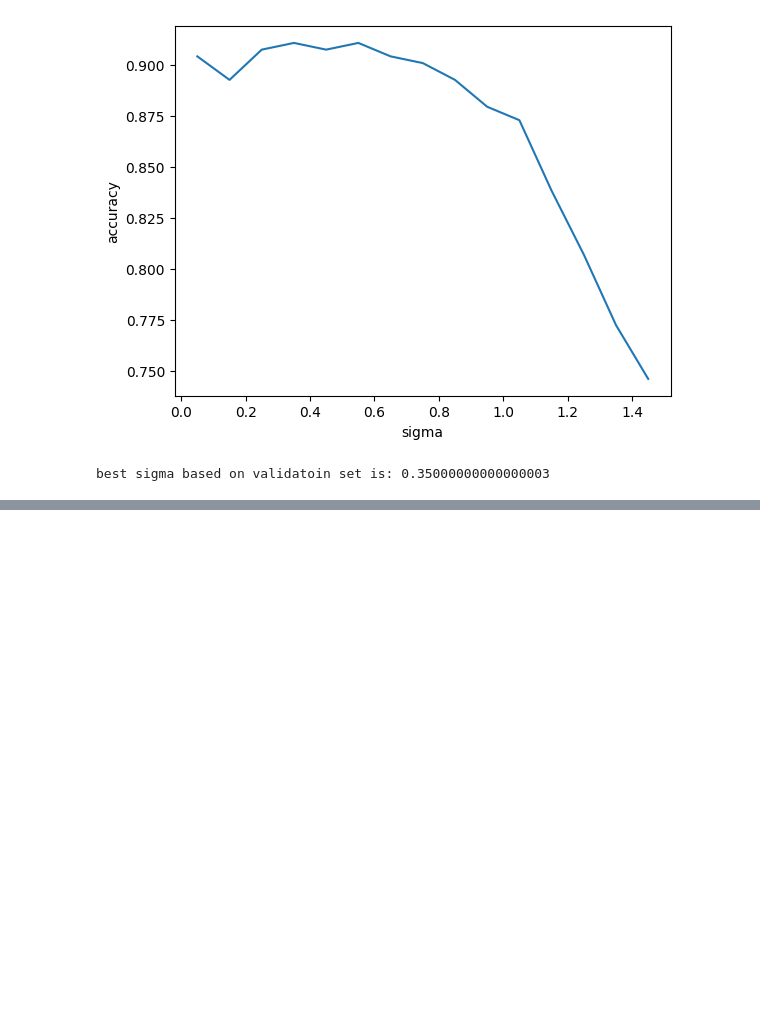
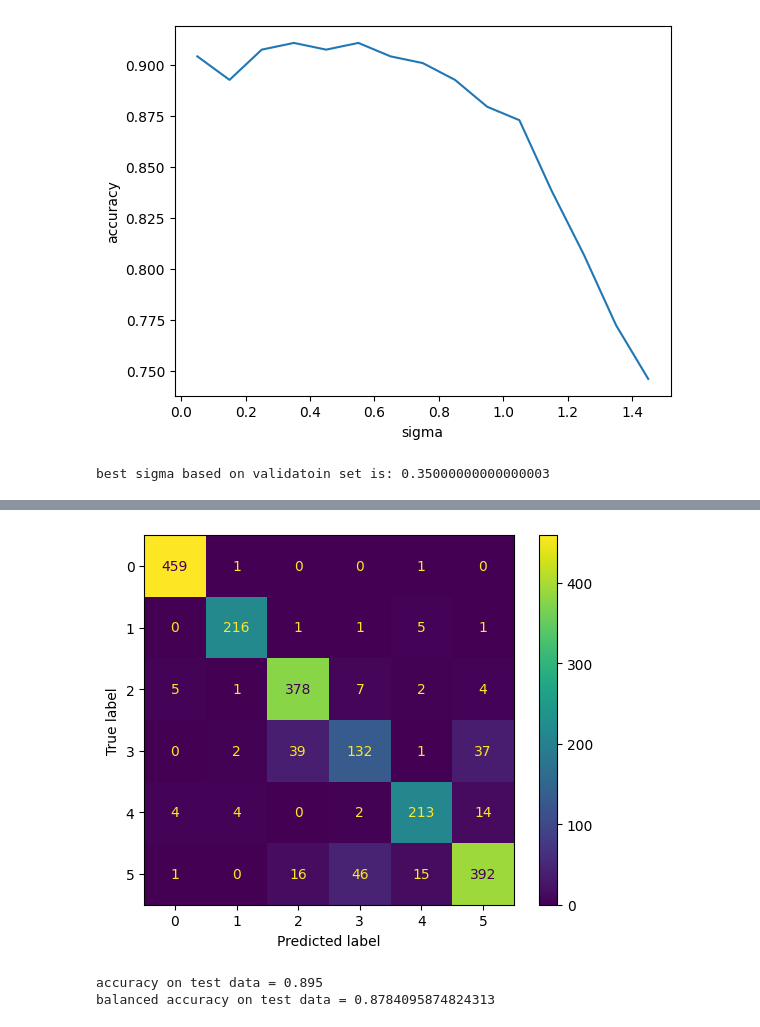
Before and after one commit to sehbeygi79/Soft-SVM, a Jupyter notebook: soft-svm.ipynb, the cells around one changed output, grey strips where cells are left out. Cells and saved outputs as stored; diff of their text form; code cells hidden in the pictures; blank space fills up the shorter version.

```diff
--- a/soft-svm.ipynb
+++ b/soft-svm.ipynb
@@ -207,0 +285,13 @@ balanced acc = 0.8719471614399517
+# %%
+model = sklearn.svm.SVC(kernel=best_kernel_name, C=best_C, gamma=best_gamma)
+model = model.fit(X_train, y_train)
+
+y_test_hat = model.predict(X_test)
+show_conf_matrix(y_test, y_test_hat)
+acc, balanced_acc = get_metrics(y_test, y_test_hat)
+print(f'accuracy on test data = {acc}')
+print(f'balanced accuracy on test data = {balanced_acc}')
+# %% [output]
+[figure, added]
+accuracy on test data = 0.895
+balanced accuracy on test data = 0.8784095874824313
```
Also changed, not shown: parts of 10 cells of this notebook.
